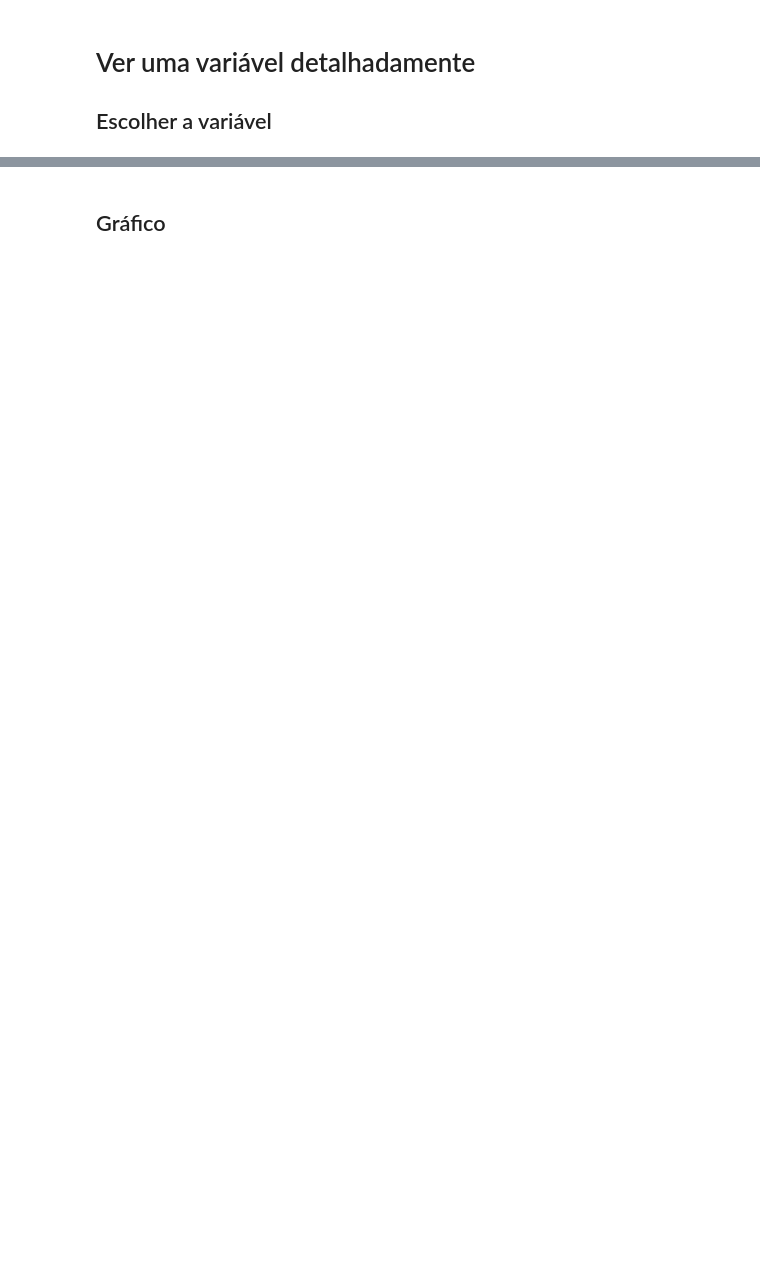
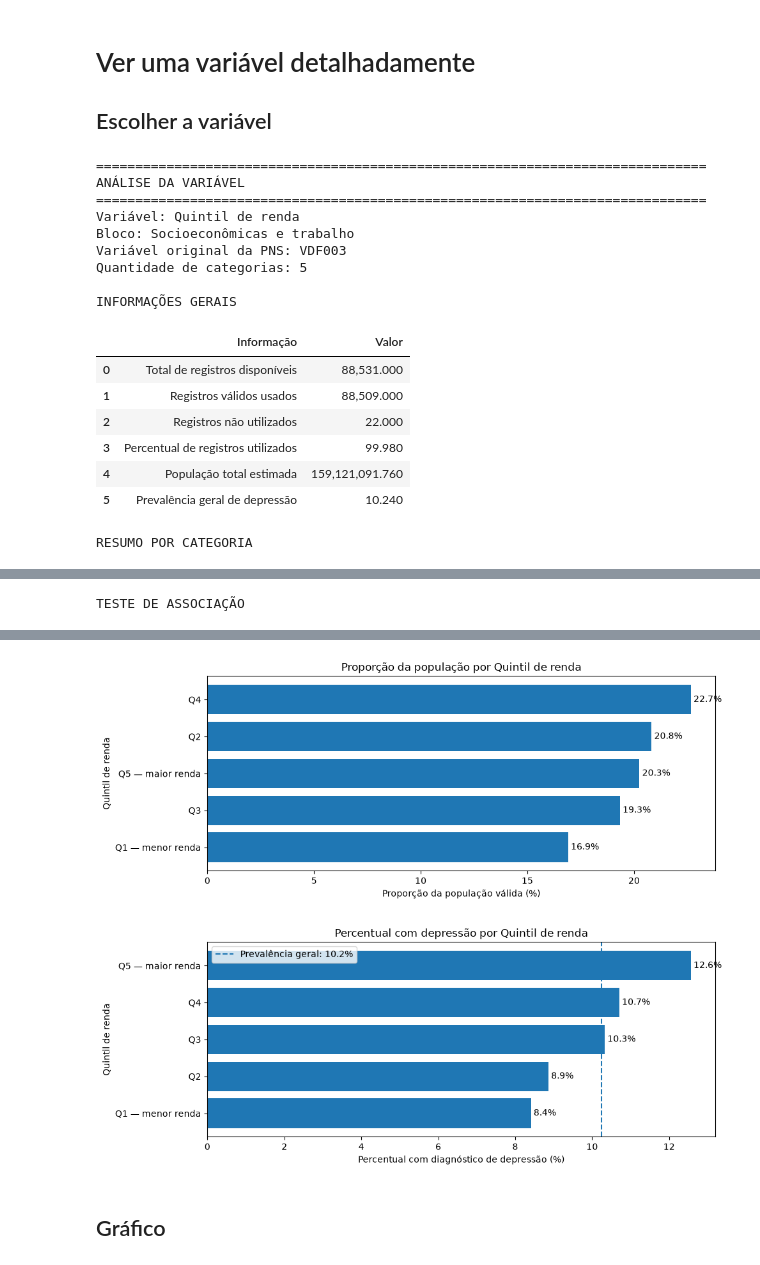
Before and after one commit to toni-cav/Analise_SIICUSP, a Jupyter notebook: exploratorio_depressao_e_sem_depressao.ipynb, the cells around one changed output, grey strips where cells are left out. Cells and saved outputs as stored; diff of their text form; code cells hidden in the pictures; blank space fills up the shorter version.

```diff
--- a/exploratorio_depressao_e_sem_depressao.ipynb
+++ b/exploratorio_depressao_e_sem_depressao.ipynb
@@ -1562,8 +1419,26 @@ def analisar_variavel_completa(variavel, mostrar_graficos=True):
     }
 # %%
 # Troque somente o nome abaixo.
-variavel_escolhida = "Sexo"
+variavel_escolhida = "Quintil de renda"
 
 resultado_variavel_escolhida = analisar_variavel_completa(
     variavel_escolhida
 )
+# %% [output]
+==============================================================================
+ANÁLISE DA VARIÁVEL
+==============================================================================
+Variável: Quintil de renda
+Bloco: Socioeconômicas e trabalho
+Variável original da PNS: VDF003
+Quantidade de categorias: 5
+
+INFORMAÇÕES GERAIS
+|  | Informação | Valor |
+| 0 | Total de registros disponíveis | 88,531.000 |
+| 1 | Registros válidos usados | 88,509.000 |
+| 2 | Registros não utilizados | 22.000 |
+| 3 | Percentual de registros utilizados | 99.980 |
+| 4 | População total estimada | 159,121,091.760 |
+| 5 | Prevalência geral de depressão | 10.240 |
+RESUMO POR CATEGORIA
@@ -1569,0 +1451 @@ resultado_variavel_escolhida = analisar_variavel_completa(
+TESTE DE ASSOCIAÇÃO
@@ -1570,3 +1454,5 @@ resultado_variavel_escolhida = analisar_variavel_completa(
+[figure, added]
+[figure, added]
 # %% [markdown]
 ## Gráfico
 # %%
```
Also changed, not shown: parts of 3 cells of this notebook.
